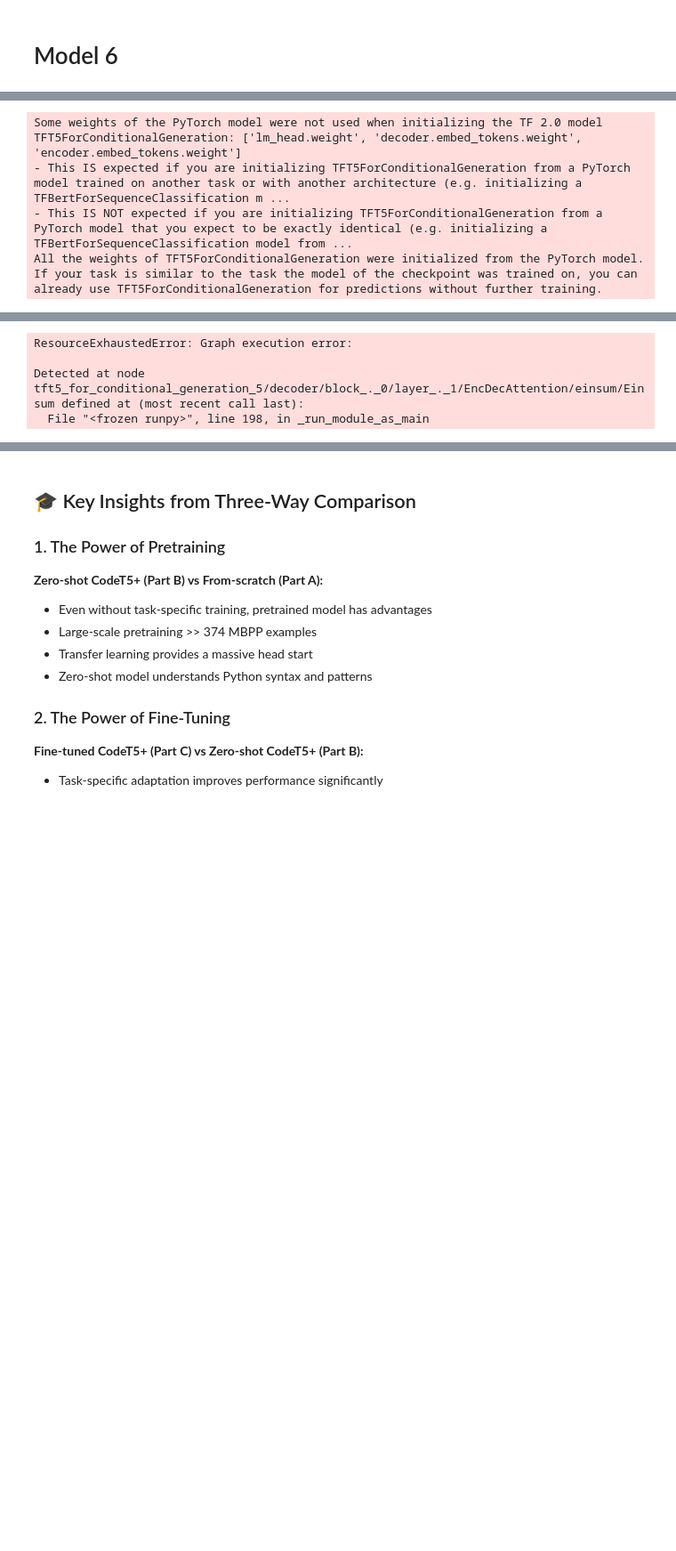
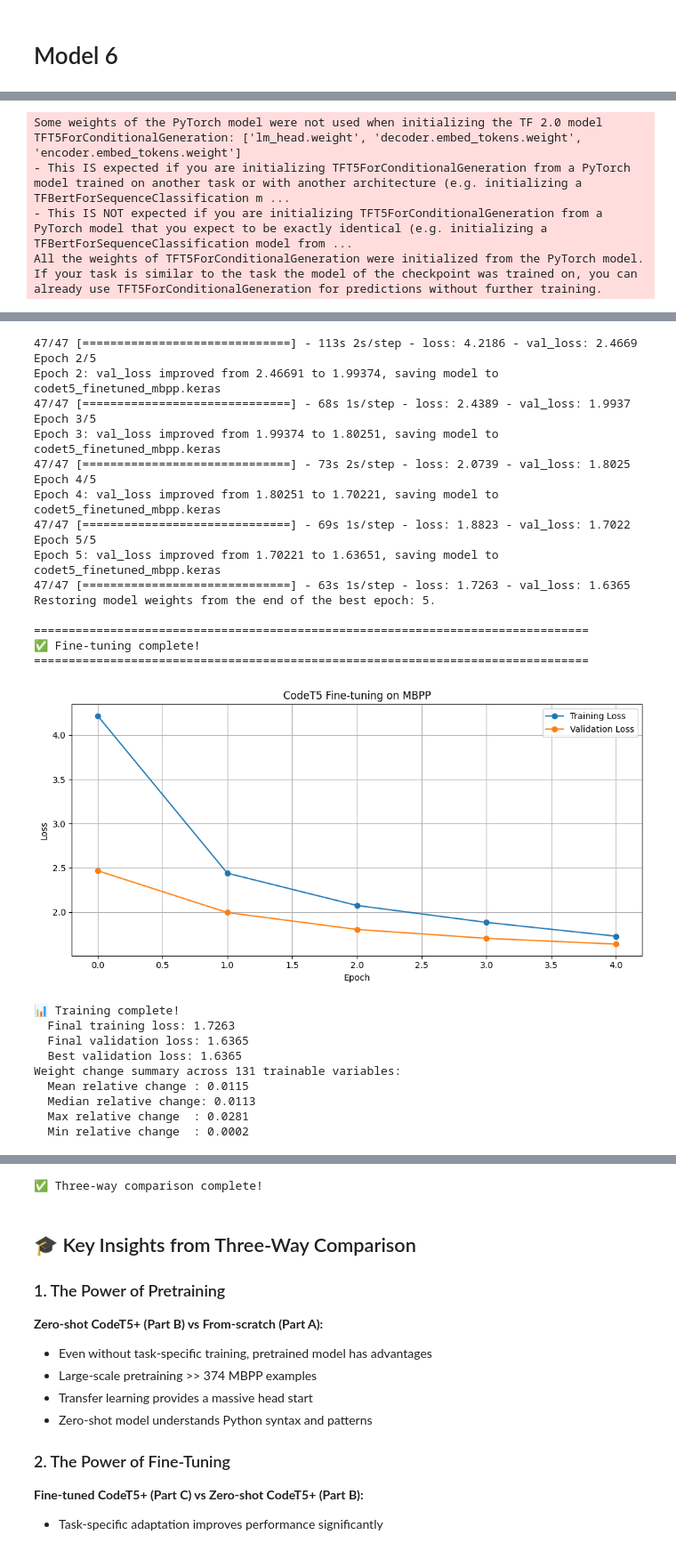
Before and after one commit to jeron-plummer/MSDS-458-Assignment-1, a Jupyter notebook: MSDS458_Assignment_03/MSDS458_Assignment_03_PartC_Finetuning.ipynb, the cells around one changed output, grey strips where cells are left out. Shown at 89% size. Saved outputs shown, nothing was run; the diff lists cells and outputs as text; code cells hidden in the pictures; blank space fills up the shorter version.

```diff
--- a/MSDS458_Assignment_03/MSDS458_Assignment_03_PartC_Finetuning.ipynb
+++ b/MSDS458_Assignment_03/MSDS458_Assignment_03_PartC_Finetuning.ipynb
@@ -3592,7 +3655,7 @@ Detected at node tft5_for_conditional_generation_4/decoder/block_._0/layer_._1/E
 # LOAD CODET5 MODEL AND TOKENIZER
 # ========================================
 
-MODEL_NAME = "Salesforce/codet5-base"  # --- EXPERIMENT HERE: try other models (codet5-base, codet5p-770m, etc.) ---
+MODEL_NAME = "Salesforce/codet5-small"  # --- EXPERIMENT HERE: try other models (codet5-base, codet5p-770m, etc.) ---
 
 print(f"Loading pretrained model: {MODEL_NAME}")
 print("Note: CodeT5+ is an improved version of CodeT5 with better pretraining")
@@ -3647,7 +3710,7 @@ print(f"Decoded back: {tokenizer.decode(inputs['input_ids'][0, :20], skip_specia
 # --- EXPERIMENT HERE: sequence lengths and batch size ---
 MAX_INPUT_LENGTH = 256   # Maximum length for problem descriptions
 MAX_TARGET_LENGTH = 512  # Maximum length for code solutions
-BATCH_SIZE = 16           # Number of examples per batch (small due to model size)
+BATCH_SIZE = 8           # Number of examples per batch (small due to model size)
 
 print(f"Tokenization configuration:")
 print(f"  Max input length: {MAX_INPUT_LENGTH}")
@@ -4156,4 +4219,28 @@ Epoch 1/5
-ResourceExhaustedError: Graph execution error:
+47/47 [==============================] - 113s 2s/step - loss: 4.2186 - val_loss: 2.4669
+Epoch 2/5
+Epoch 2: val_loss improved from 2.46691 to 1.99374, saving model to codet5_finetuned_mbpp.keras
+47/47 [==============================] - 68s 1s/step - loss: 2.4389 - val_loss: 1.9937
+Epoch 3/5
+Epoch 3: val_loss improved from 1.99374 to 1.80251, saving model to codet5_finetuned_mbpp.keras
+47/47 [==============================] - 73s 2s/step - loss: 2.0739 - val_loss: 1.8025
+Epoch 4/5
+Epoch 4: val_loss improved from 1.80251 to 1.70221, saving model to codet5_finetuned_mbpp.keras
+47/47 [==============================] - 69s 1s/step - loss: 1.8823 - val_loss: 1.7022
+Epoch 5/5
+Epoch 5: val_loss improved from 1.70221 to 1.63651, saving model to codet5_finetuned_mbpp.keras
+47/47 [==============================] - 63s 1s/step - loss: 1.7263 - val_loss: 1.6365
+Restoring model weights from the end of the best epoch: 5.
 
-Detected at node tft5_for_conditional_generation_5/decoder/block_._0/layer_._1/EncDecAttention/einsum/Einsum defined at (most recent call last):
-  File "<frozen runpy>", line 198, in _run_module_as_main
+================================================================================
+✅ Fine-tuning complete!
+================================================================================
+[figure, added]
+📊 Training complete!
+  Final training loss: 1.7263
+  Final validation loss: 1.6365
+  Best validation loss: 1.6365
+Weight change summary across 131 trainable variables:
+  Mean relative change : 0.0115
+  Median relative change: 0.0113
+  Max relative change  : 0.0281
+  Min relative change  : 0.0002
@@ -4160,3 +4302,4 @@ Detected at node tft5_for_conditional_generation_5/decoder/block_._0/layer_._1/E
+✅ Three-way comparison complete!
 # %% [markdown]
 ## 🎓 Key Insights from Three-Way Comparison
 
```
Also changed, not shown: parts of 12 cells of this notebook.
